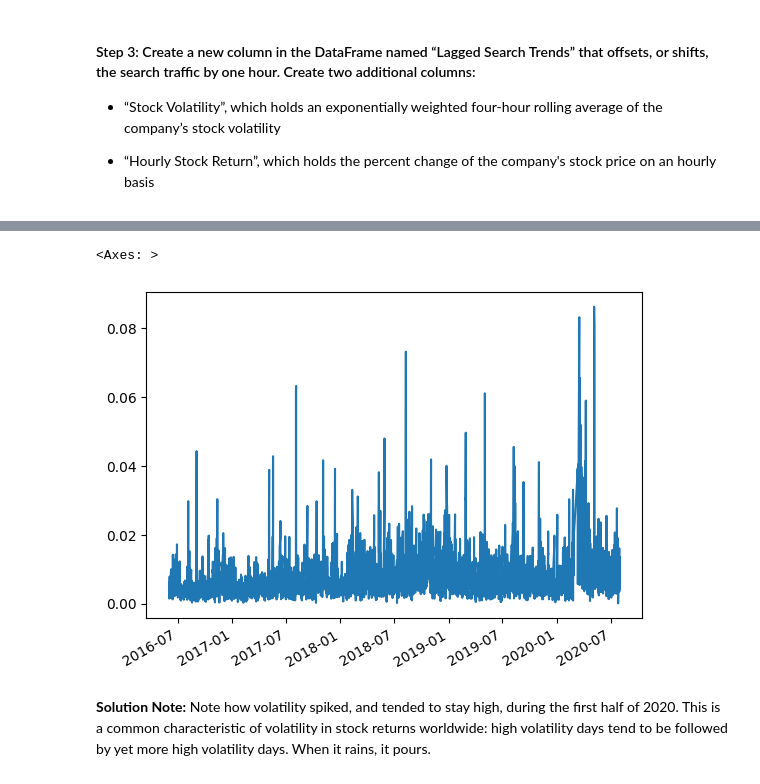
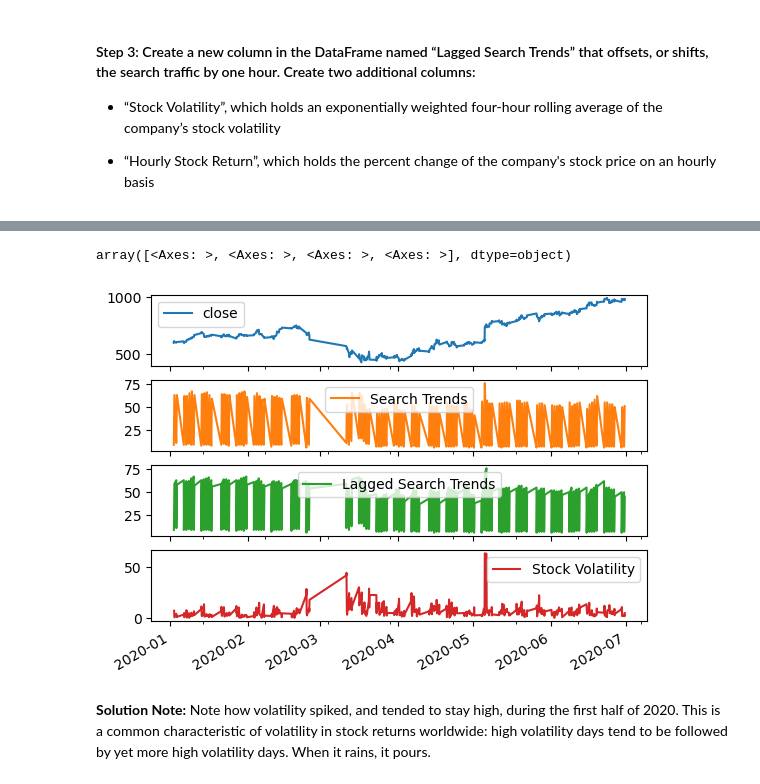
Before and after one commit to mr-cworld/prophet-challenge, a Jupyter notebook: forecasting_net_prophet.ipynb, the cells around one changed output, grey strips where cells are left out. Drawn from its saved outputs; the diff is of its cells as text; code cells hidden in the pictures.

```diff
--- a/forecasting_net_prophet.ipynb
+++ b/forecasting_net_prophet.ipynb
@@ -316,3 +316,7 @@ array([<Axes: >, <Axes: >], dtype=object)
 # %%
 # Create a new column in the mercado_stock_trends_df DataFrame called Lagged Search Trends
 # This column should shift the Search Trends information by one hour
+mercado_with_lagged_df = first_half_2020.copy()
+
+mercado_with_lagged_df['Lagged Search Trends'] = mercado_with_lagged_df['Search Trends'].shift(1)
+mercado_with_lagged_df.head(5)
@@ -319,3 +330,7 @@ array([<Axes: >, <Axes: >], dtype=object)
 # %%
 # Create a new column in the mercado_stock_trends_df DataFrame called Stock Volatility
 # This column should calculate the standard deviation of the closing stock price return data over a 4 period rolling window
+
+mercado_with_lagged_df['Stock Volatility'] = mercado_with_lagged_df['close'].rolling(window=4).std()
+
+mercado_with_lagged_df.head()
@@ -322,8 +344,10 @@ array([<Axes: >, <Axes: >], dtype=object)
 # %%
 # Visualize the stock volatility
+
+mercado_with_lagged_df.plot(subplots=True)
 # %% [output]
-<Axes: >
+array([<Axes: >, <Axes: >, <Axes: >, <Axes: >], dtype=object)
-[figure, old version]
+[figure, new version]
 # %% [markdown]
 **Solution Note:** Note how volatility spiked, and tended to stay high, during the first half of 2020. This is a common characteristic of volatility in stock returns worldwide: high volatility days tend to be followed by yet more high volatility days. When it rains, it pours.
 # %%
```
Also changed, not shown: parts of 11 cells of this notebook.
